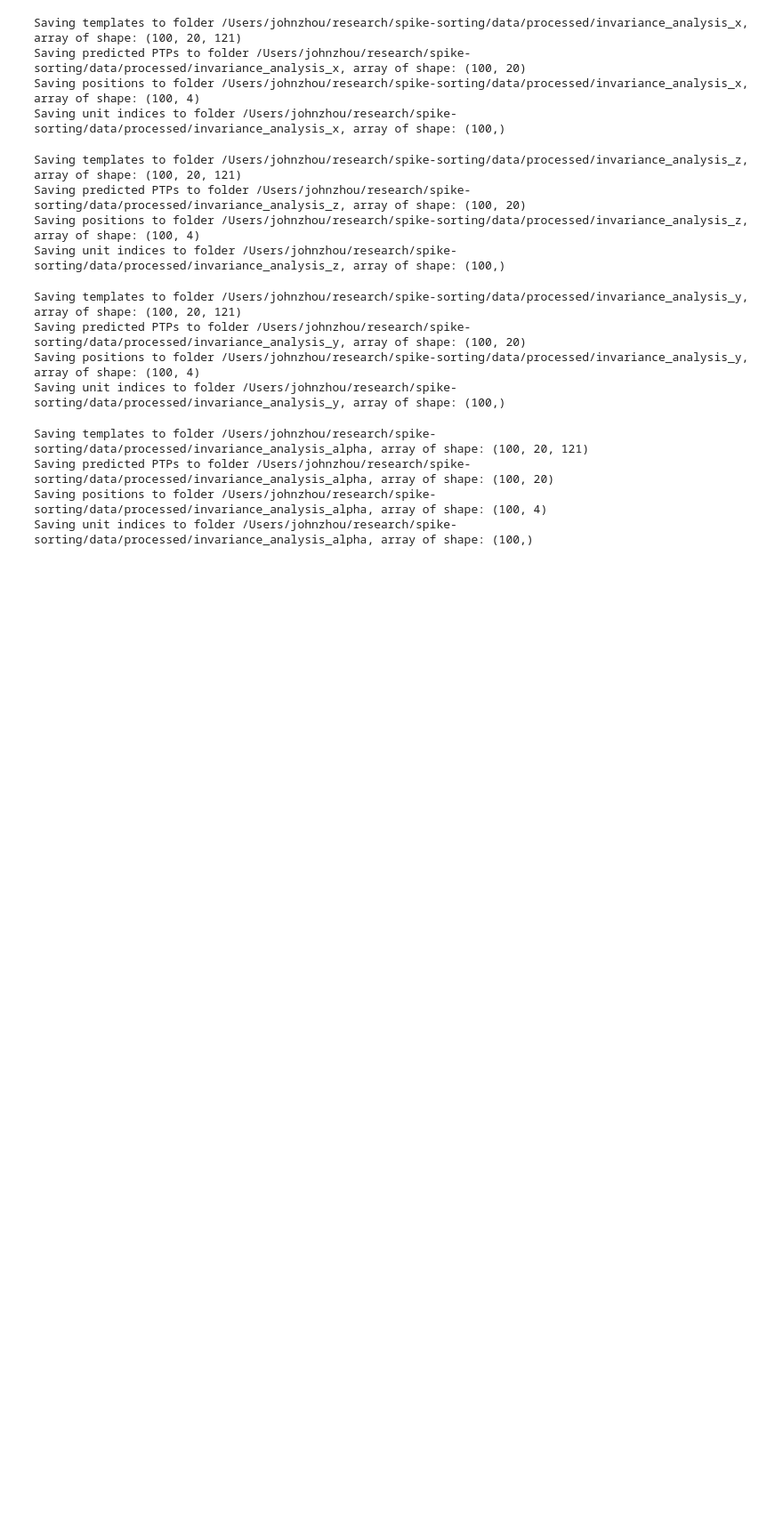
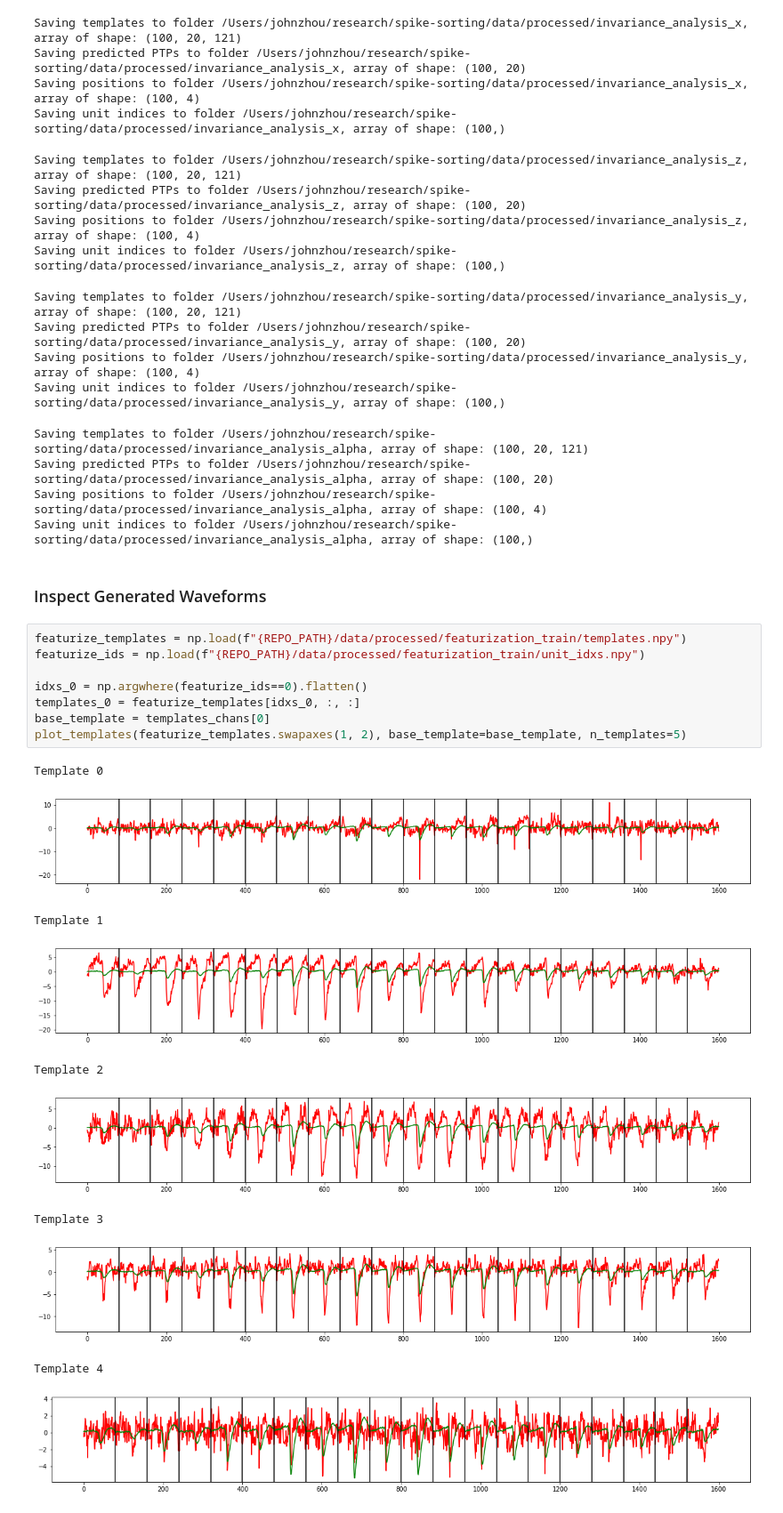
Before and after one commit to johnlyzhou/spike-sorting, a Jupyter notebook: notebooks/data_generation.ipynb, the cells around one changed output. Shown at 89% size. Saved outputs shown, nothing was run; the diff lists cells and outputs as text; blank space fills up the shorter version.

```diff
--- a/notebooks/data_generation.ipynb
+++ b/notebooks/data_generation.ipynb
@@ -188,3 +188,24 @@ Saving templates to folder /Users/johnzhou/research/spike-sorting/data/processed
 Saving predicted PTPs to folder /Users/johnzhou/research/spike-sorting/data/processed/invariance_analysis_alpha, array of shape: (100, 20)
 Saving positions to folder /Users/johnzhou/research/spike-sorting/data/processed/invariance_analysis_alpha, array of shape: (100, 4)
 Saving unit indices to folder /Users/johnzhou/research/spike-sorting/data/processed/invariance_analysis_alpha, array of shape: (100,)
+# %% [markdown]
+### Inspect Generated Waveforms
+# %%
+featurize_templates = np.load(f"{REPO_PATH}/data/processed/featurization_train/templates.npy")
+featurize_ids = np.load(f"{REPO_PATH}/data/processed/featurization_train/unit_idxs.npy")
+
+idxs_0 = np.argwhere(featurize_ids==0).flatten()
+templates_0 = featurize_templates[idxs_0, :, :]
+base_template = templates_chans[0]
+plot_templates(featurize_templates.swapaxes(1, 2), base_template=base_template, n_templates=5)
+# %% [output]
+Template 0
+[figure, added]
+Template 1
+[figure, added]
+Template 2
+[figure, added]
+Template 3
+[figure, added]
+Template 4
+[figure, added]
```
Also changed, not shown: 1 other file.
